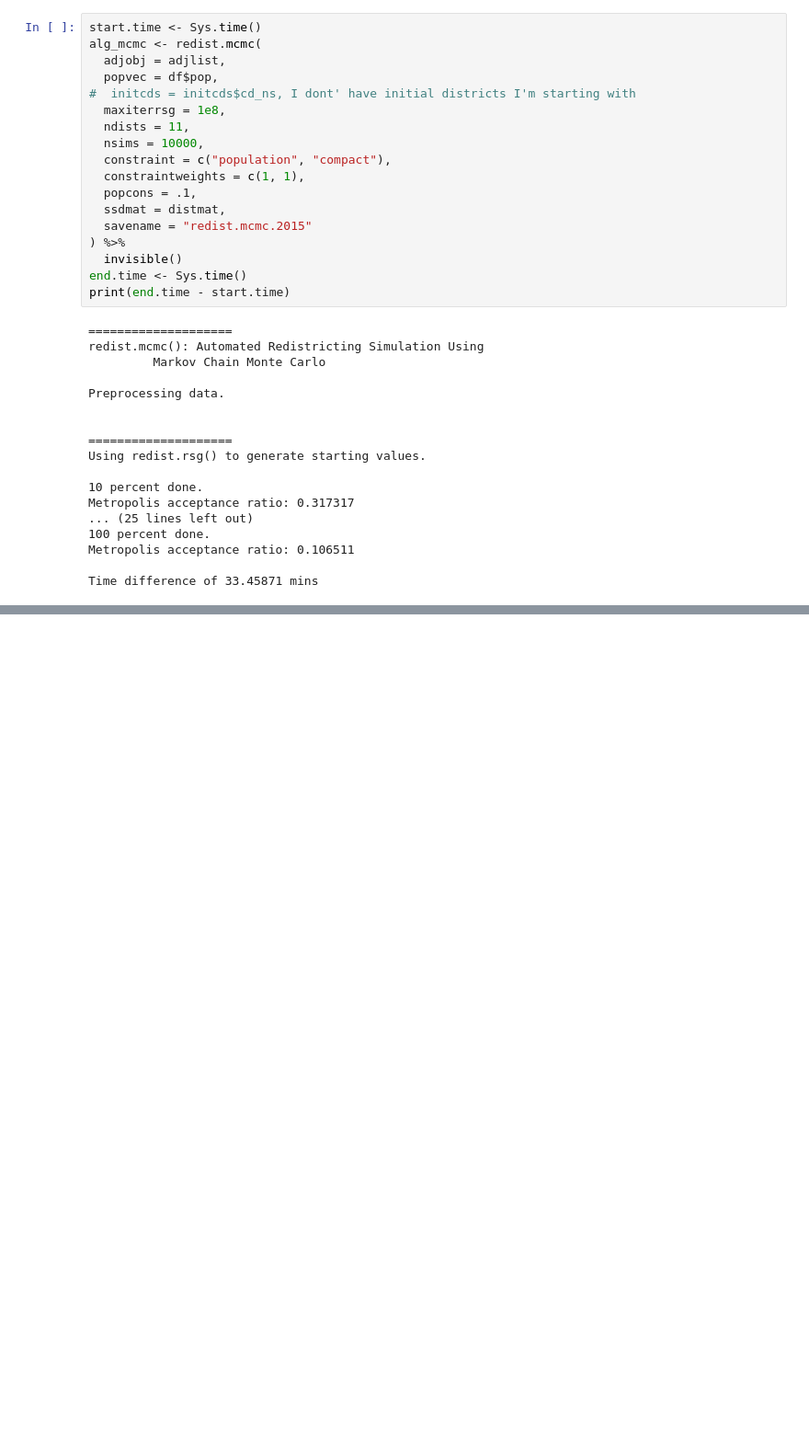
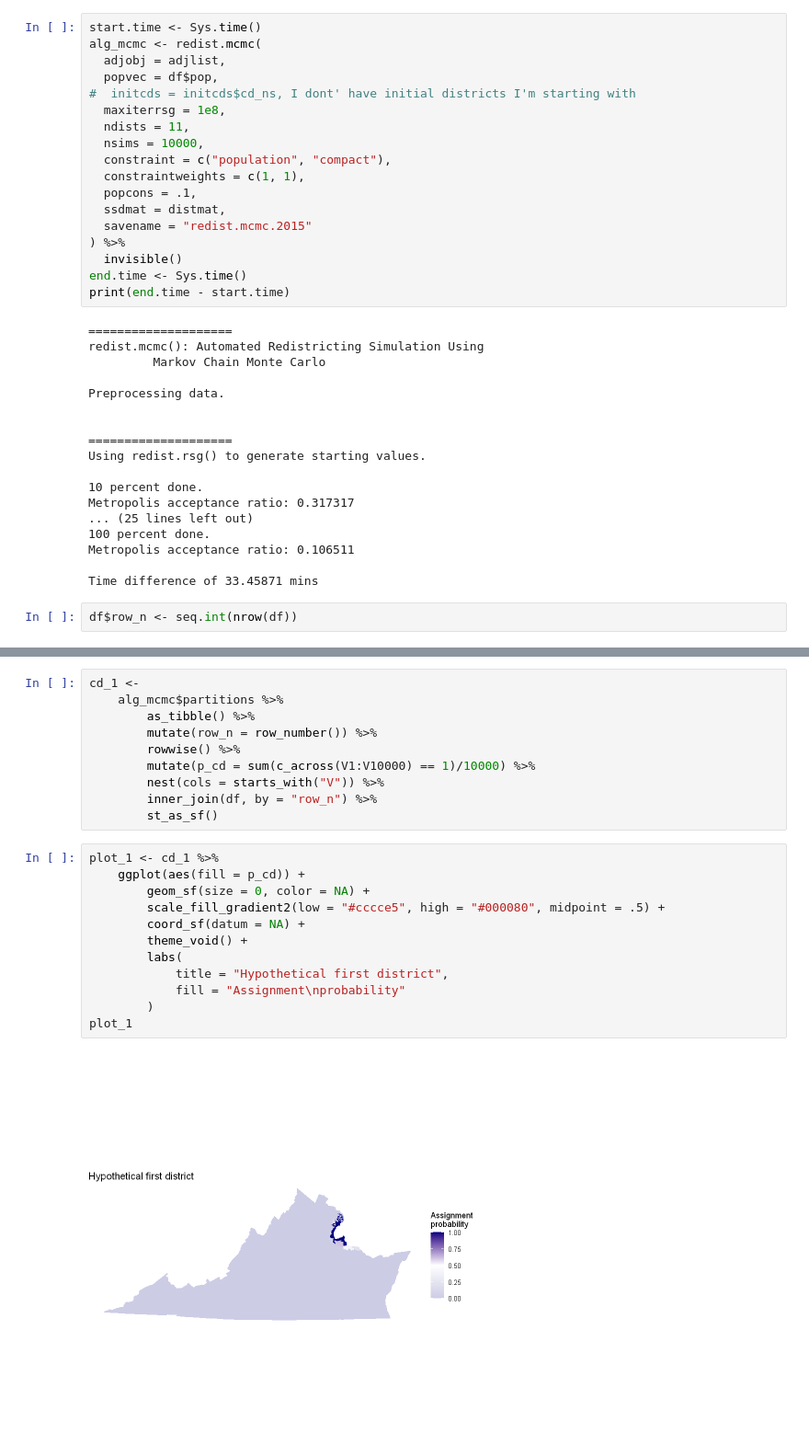
Before and after one commit to madeleinegoertz/ap-research-redistricting, a Jupyter notebook: examples/mt.ipynb, the cells around one changed output, grey strips where cells are left out. Shown at 92% size. Drawn from its saved outputs; the diff is of its cells as text; blank space fills up the shorter version.

Commit message:
figured out how to properly plot the proposed maps

```diff
--- a/examples/mt.ipynb
+++ b/examples/mt.ipynb
@@ -86,3 +86,5 @@ Metropolis acceptance ratio: 0.317317
 Metropolis acceptance ratio: 0.106511
 
 Time difference of 33.45871 mins
+# %%
+df$row_n <- seq.int(nrow(df))
@@ -88,0 +130,24 @@ Time difference of 33.45871 mins
+# %%
+cd_1 <-
+    alg_mcmc$partitions %>%
+        as_tibble() %>%
+        mutate(row_n = row_number()) %>%
+        rowwise() %>%
+        mutate(p_cd = sum(c_across(V1:V10000) == 1)/10000) %>%
+        nest(cols = starts_with("V")) %>%
+        inner_join(df, by = "row_n") %>%
+        st_as_sf()
+# %%
+plot_1 <- cd_1 %>%
+    ggplot(aes(fill = p_cd)) +
+        geom_sf(size = 0, color = NA) +
+        scale_fill_gradient2(low = "#cccce5", high = "#000080", midpoint = .5) +
+        coord_sf(datum = NA) +
+        theme_void() +
+        labs(
+            title = "Hypothetical first district",
+            fill = "Assignment\nprobability"
+        )
+plot_1
+# %% [output]
+[figure, added]
```
Also changed, not shown: parts of 4 cells of this notebook.
